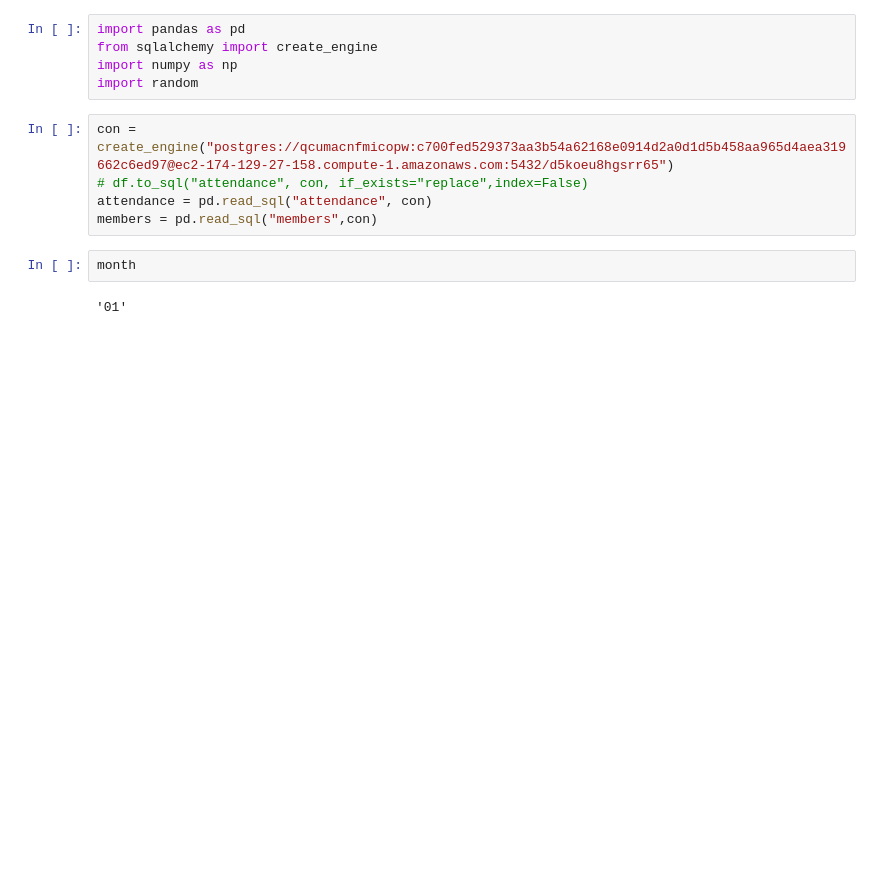
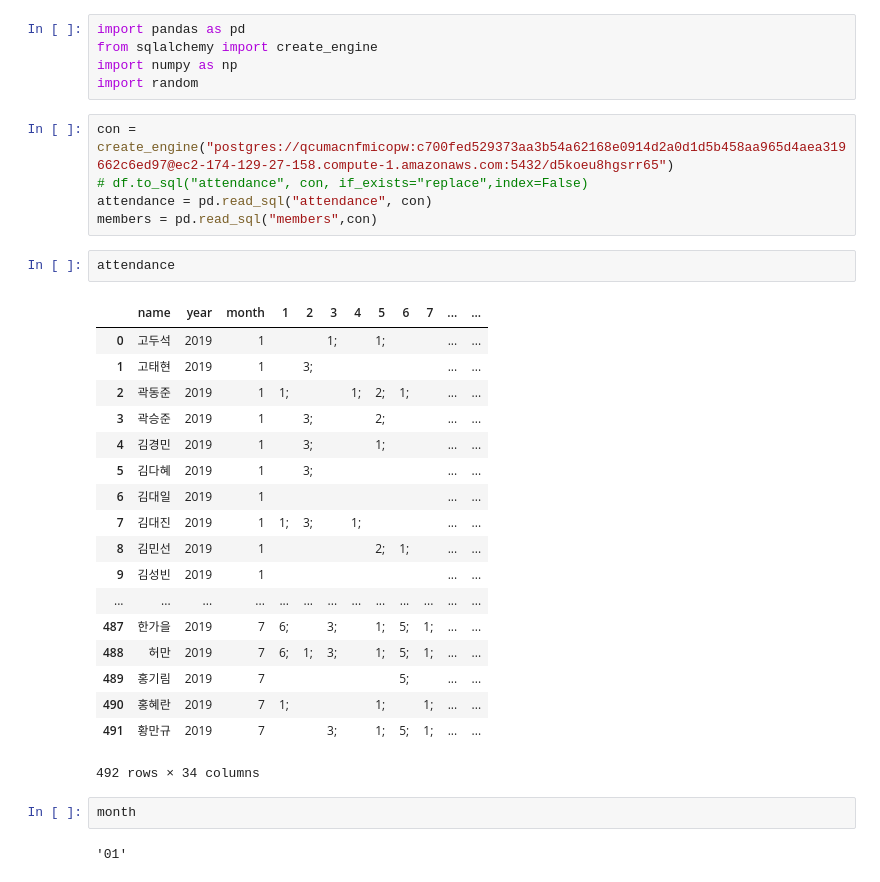
Before and after one commit to yundk7/Bowling_Team_Heroku, a Jupyter notebook: pet_pals/Untitled.ipynb, the cells around one changed output. Cells and saved outputs as stored; diff of their text form; blank space fills up the shorter version.

```diff
--- a/pet_pals/Untitled.ipynb
+++ b/pet_pals/Untitled.ipynb
@@ -8,6 +8,27 @@ con = create_engine("postgres://qcumacnfmicopw:c700fed529373aa3b54a62168e0914d2a
 # df.to_sql("attendance", con, if_exists="replace",index=False)
 attendance = pd.read_sql("attendance", con)
 members = pd.read_sql("members",con)
+# %%
+attendance
+# %% [output]
+|  | name | year | month | 1 | 2 | 3 | 4 | 5 | 6 | 7 | ... | ... |
+| 0 | 고두석 | 2019 | 1 |  |  | 1; |  | 1; |  |  | ... | ... |
+| 1 | 고태현 | 2019 | 1 |  | 3; |  |  |  |  |  | ... | ... |
+| 2 | 곽동준 | 2019 | 1 | 1; |  |  | 1; | 2; | 1; |  | ... | ... |
+| 3 | 곽승준 | 2019 | 1 |  | 3; |  |  | 2; |  |  | ... | ... |
+| 4 | 김경민 | 2019 | 1 |  | 3; |  |  | 1; |  |  | ... | ... |
+| 5 | 김다혜 | 2019 | 1 |  | 3; |  |  |  |  |  | ... | ... |
+| 6 | 김대일 | 2019 | 1 |  |  |  |  |  |  |  | ... | ... |
+| 7 | 김대진 | 2019 | 1 | 1; | 3; |  | 1; |  |  |  | ... | ... |
+| 8 | 김민선 | 2019 | 1 |  |  |  |  | 2; | 1; |  | ... | ... |
+| 9 | 김성빈 | 2019 | 1 |  |  |  |  |  |  |  | ... | ... |
+| ... | ... | ... | ... | ... | ... | ... | ... | ... | ... | ... | ... | ... |
+| 487 | 한가을 | 2019 | 7 | 6; |  | 3; |  | 1; | 5; | 1; | ... | ... |
+| 488 | 허만 | 2019 | 7 | 6; | 1; | 3; |  | 1; | 5; | 1; | ... | ... |
+| 489 | 홍기림 | 2019 | 7 |  |  |  |  |  | 5; |  | ... | ... |
+| 490 | 홍혜란 | 2019 | 7 | 1; |  |  |  | 1; |  | 1; | ... | ... |
+| 491 | 황만규 | 2019 | 7 |  |  | 3; |  | 1; | 5; | 1; | ... | ... |
+492 rows × 34 columns
 # %%
 month
 # %% [output]
```
Also changed, not shown: parts of 2 cells of this notebook, 5 other files.
